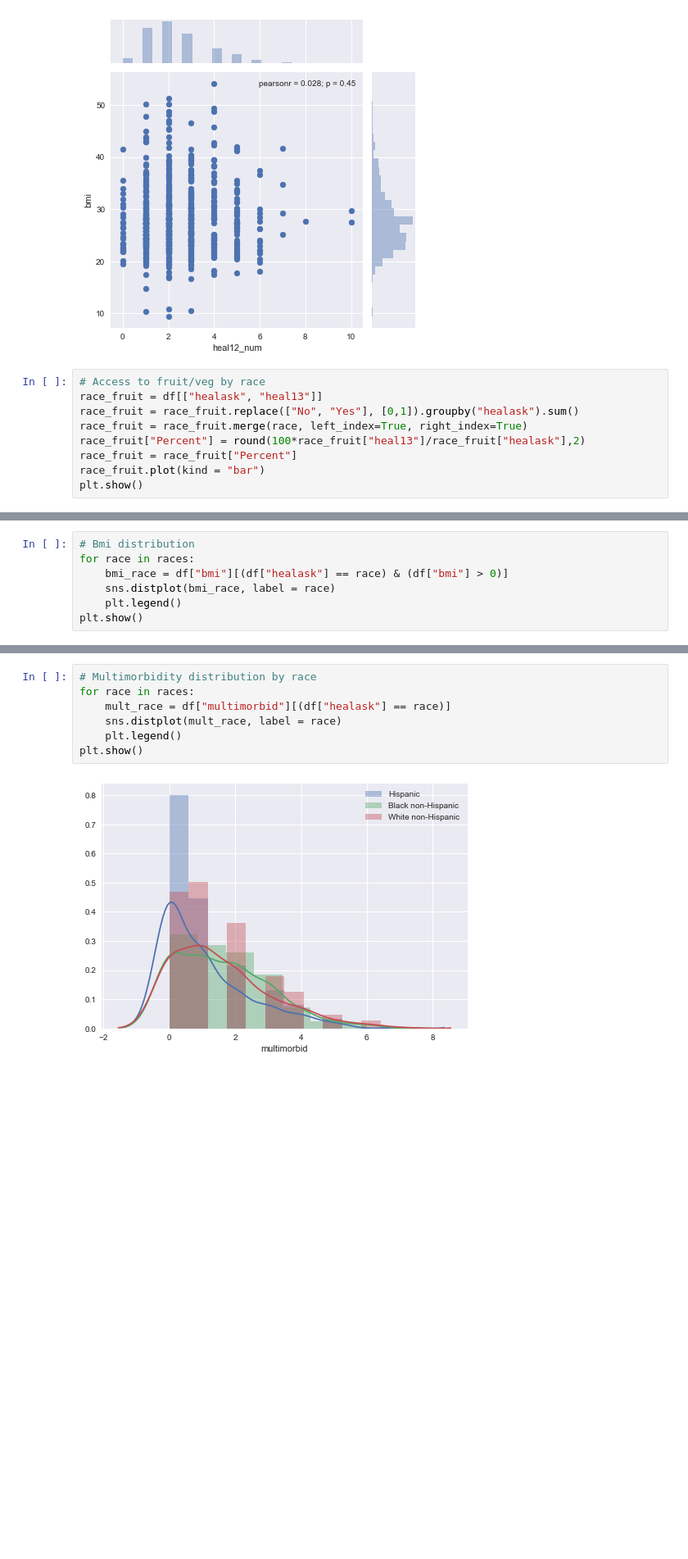
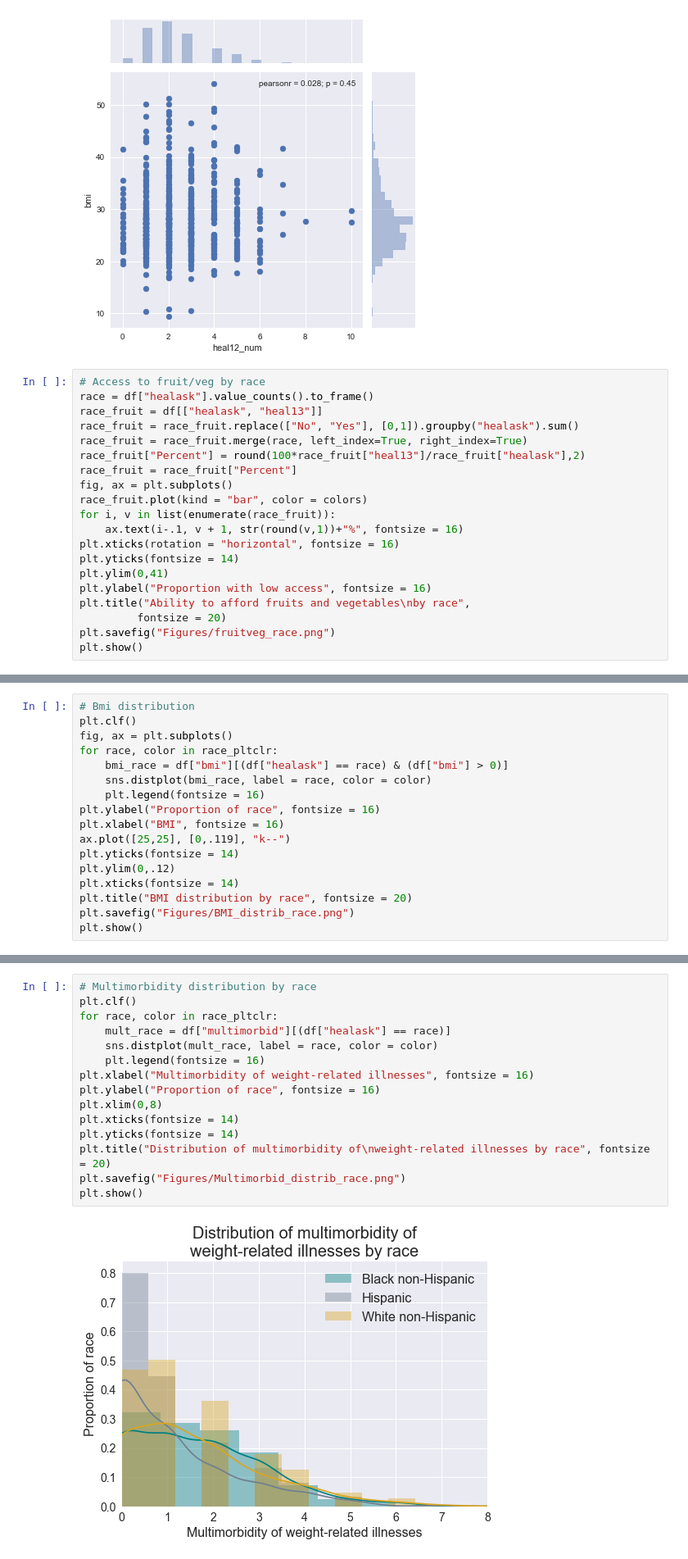
Before and after one commit to FoolsArcana/ready_project_one, a Jupyter notebook: HealthyAmericas - Xin.ipynb, the cells around one changed output, grey strips where cells are left out. Shown at 82% size. Drawn from its saved outputs; the diff is of its cells as text; blank space fills up the shorter version.

```diff
--- a/HealthyAmericas - Xin.ipynb
+++ b/HealthyAmericas - Xin.ipynb
@@ -298,11 +316,22 @@ plt.show()
 [figure]
 # %%
 # Access to fruit/veg by race
+race = df["healask"].value_counts().to_frame()
 race_fruit = df[["healask", "heal13"]]
 race_fruit = race_fruit.replace(["No", "Yes"], [0,1]).groupby("healask").sum()
 race_fruit = race_fruit.merge(race, left_index=True, right_index=True)
 race_fruit["Percent"] = round(100*race_fruit["heal13"]/race_fruit["healask"],2)
 race_fruit = race_fruit["Percent"]
-race_fruit.plot(kind = "bar")
+fig, ax = plt.subplots()
+race_fruit.plot(kind = "bar", color = colors)
+for i, v in list(enumerate(race_fruit)):
+    ax.text(i-.1, v + 1, str(round(v,1))+"%", fontsize = 16)
+plt.xticks(rotation = "horizontal", fontsize = 16)
+plt.yticks(fontsize = 14)
+plt.ylim(0,41)
+plt.ylabel("Proportion with low access", fontsize = 16)
+plt.title("Ability to afford fruits and vegetables\nby race",
+         fontsize = 20)
+plt.savefig("Figures/fruitveg_race.png")
 plt.show()
 # %% [output]
@@ -310,8 +339,18 @@ ValueError: can not merge DataFrame with instance of type <class 'str'>
 # %%
 # Bmi distribution
-for race in races:
+plt.clf()
+fig, ax = plt.subplots()
+for race, color in race_pltclr:
     bmi_race = df["bmi"][(df["healask"] == race) & (df["bmi"] > 0)]
-    sns.distplot(bmi_race, label = race)
-    plt.legend()
+    sns.distplot(bmi_race, label = race, color = color)
+    plt.legend(fontsize = 16)
+plt.ylabel("Proportion of race", fontsize = 16)
+plt.xlabel("BMI", fontsize = 16)
+ax.plot([25,25], [0,.119], "k--")
+plt.yticks(fontsize = 14)
+plt.ylim(0,.12)
+plt.xticks(fontsize = 14)
+plt.title("BMI distribution by race", fontsize = 20)
+plt.savefig("Figures/BMI_distrib_race.png")
 plt.show()
 # %% [output]
@@ -319,12 +359,20 @@ plt.show()
 # %%
 # Multimorbidity distribution by race
-for race in races:
+plt.clf()
+for race, color in race_pltclr:
     mult_race = df["multimorbid"][(df["healask"] == race)]
-    sns.distplot(mult_race, label = race)
-    plt.legend()
+    sns.distplot(mult_race, label = race, color = color)
+    plt.legend(fontsize = 16)
+plt.xlabel("Multimorbidity of weight-related illnesses", fontsize = 16)
+plt.ylabel("Proportion of race", fontsize = 16)
+plt.xlim(0,8)
+plt.xticks(fontsize = 14)
+plt.yticks(fontsize = 14)
+plt.title("Distribution of multimorbidity of\nweight-related illnesses by race", fontsize = 20)
+plt.savefig("Figures/Multimorbid_distrib_race.png")
 plt.show()
 # %% [output]
-[figure, old version]
+[figure, new version]
 # %%
 # Multimorbidity distribution by obese
 obeseYN = ["No", "Yes"]
```
Also changed, not shown: parts of 7 cells of this notebook, 1 other file.
